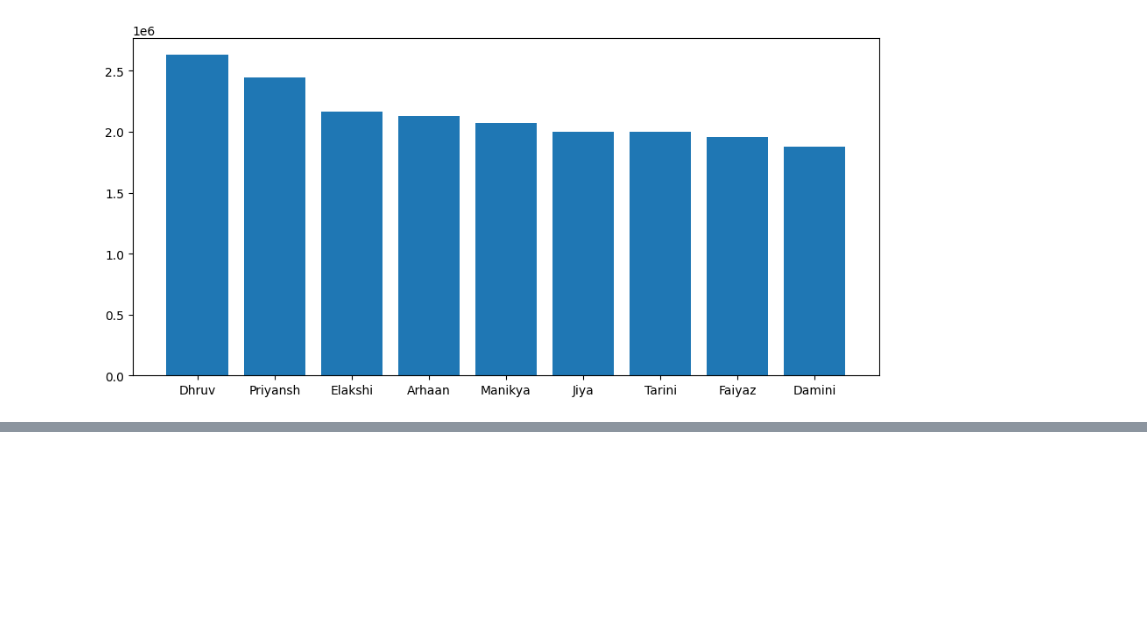
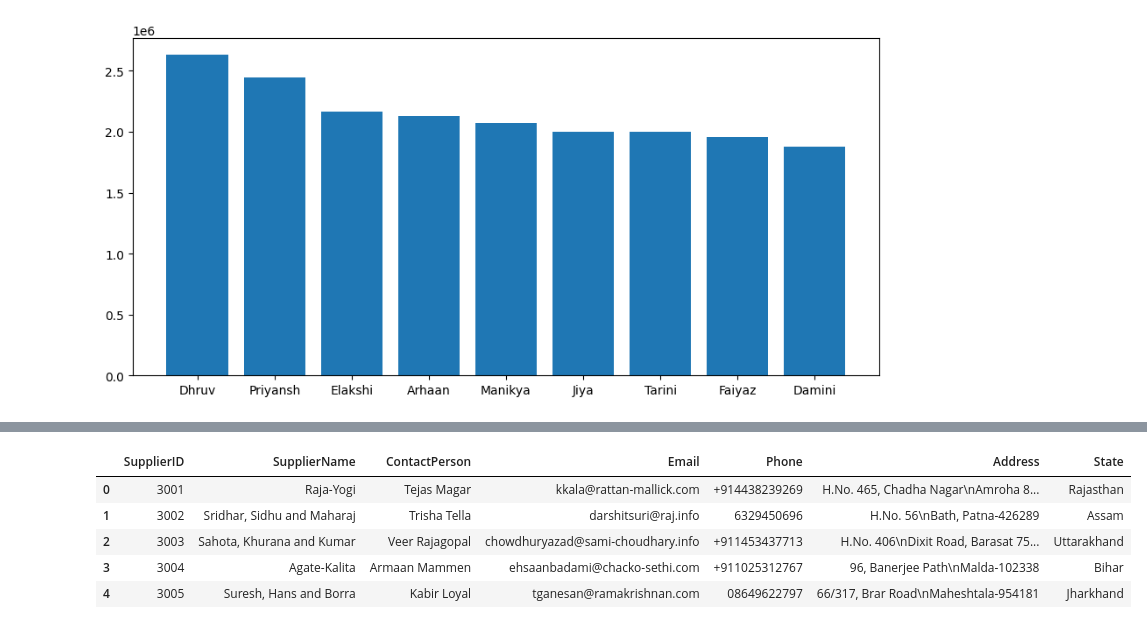
Before and after one commit to VishalMurya/Weekend_1000, a Jupyter notebook: Swiftmarket.ipynb, the cells around one changed output, grey strips where cells are left out. Saved outputs shown, nothing was run; the diff lists cells and outputs as text; code cells hidden in the pictures; blank space fills up the shorter version.

```diff
--- a/Swiftmarket.ipynb
+++ b/Swiftmarket.ipynb
@@ -125,0 +137,10 @@ plt.bar(x = customer , height= expend)
+# %%
+query = 'select * from suppliers limit 5;'
+read_query(query)
+# %% [output]
+|  | SupplierID | SupplierName | ContactPerson | Email | Phone | Address | State |
+| 0 | 3001 | Raja-Yogi | Tejas Magar | kkala@rattan-mallick.com | +914438239269 | H.No. 465, Chadha Nagar\nAmroha 8... | Rajasthan |
+| 1 | 3002 | Sridhar, Sidhu and Maharaj | Trisha Tella | darshitsuri@raj.info | 6329450696 | H.No. 56\nBath, Patna-426289 | Assam |
+| 2 | 3003 | Sahota, Khurana and Kumar | Veer Rajagopal | chowdhuryazad@sami-choudhary.info | +911453437713 | H.No. 406\nDixit Road, Barasat 75... | Uttarakhand |
+| 3 | 3004 | Agate-Kalita | Armaan Mammen | ehsaanbadami@chacko-sethi.com | +911025312767 | 96, Banerjee Path\nMalda-102338 | Bihar |
+| 4 | 3005 | Suresh, Hans and Borra | Kabir Loyal | tganesan@ramakrishnan.com | 08649622797 | 66/317, Brar Road\nMaheshtala-954181 | Jharkhand |
```
Also changed, not shown: parts of 10 cells of this notebook.
